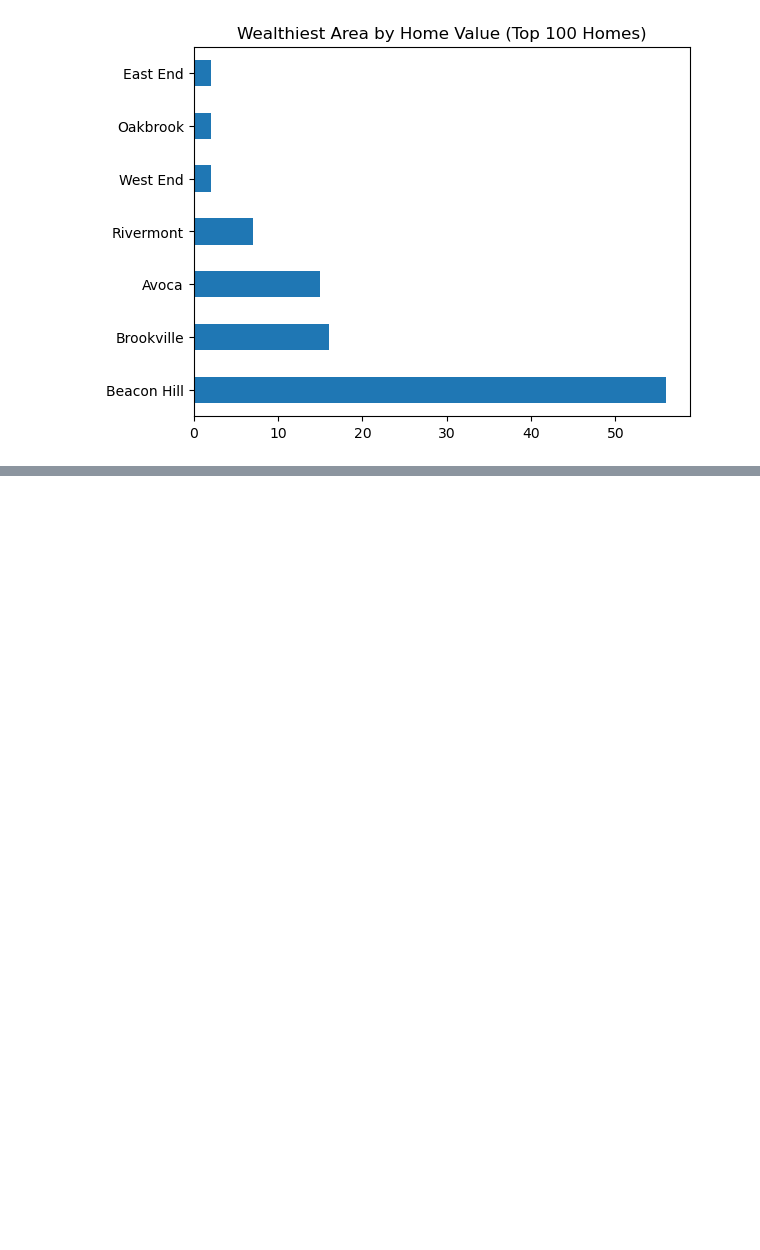
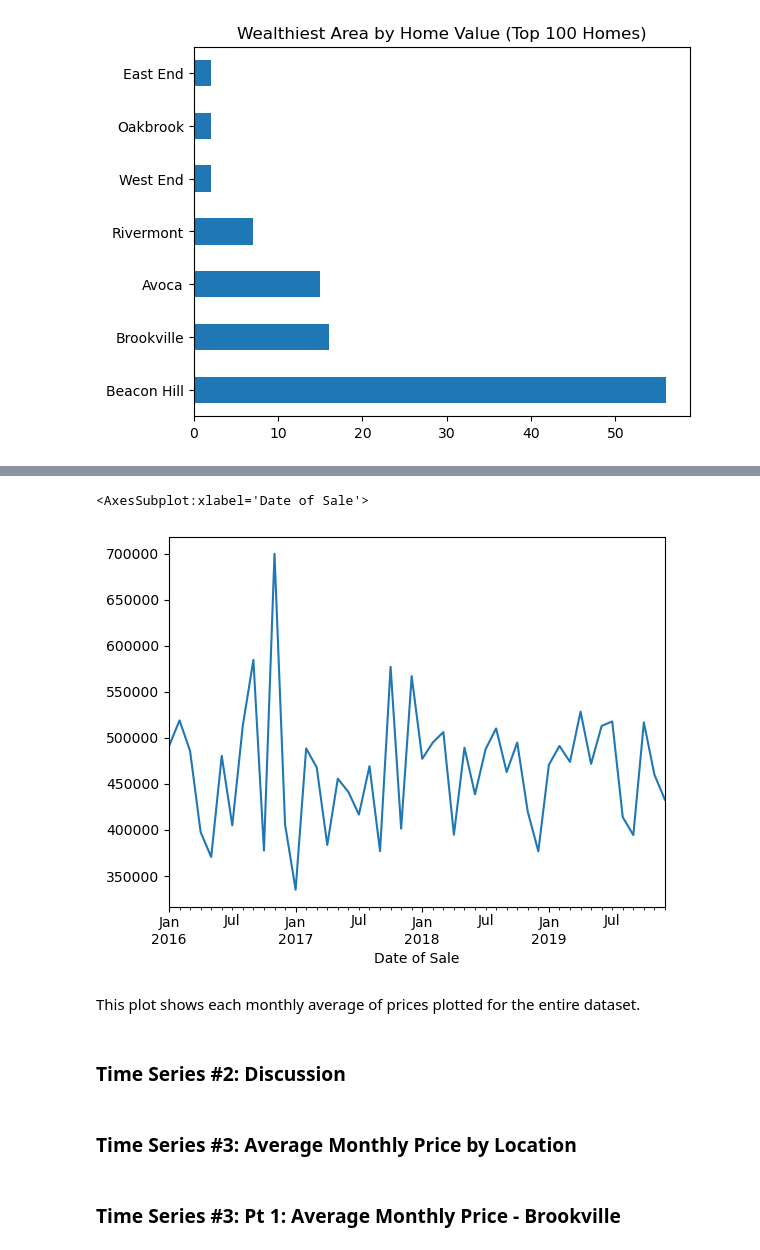
Before and after one commit to dandex200/Data_Science_Python, a Jupyter notebook: Assignment 2/Task2.ipynb, the cells around one changed output, grey strips where cells are left out. Cells and saved outputs as stored; diff of their text form; code cells hidden in the pictures; blank space fills up the shorter version.

```diff
--- a/Assignment 2/Task2.ipynb
+++ b/Assignment 2/Task2.ipynb
@@ -72,0 +114,11 @@ df_sales_per_day.plot()
+# %%
+df_price = df['Price']
+df_dates = df['Date of Sale']
+
+df_prices = pd.concat([df_dates, df_price], axis=1)
+
+df_prices['month'] = df_prices['Date of Sale'].dt.to_period('M')
+# %%
+df_prices_by_month = df_prices.groupby(pd.PeriodIndex(df_prices['Date of Sale'], freq="M"))['Price'].mean()
+
+df_prices_by_month.head()
@@ -72,0 +133,13 @@ df_sales_per_day.plot()
+# %%
+df_prices_by_month.plot()
+# %% [output]
+<AxesSubplot:xlabel='Date of Sale'>
+[figure, added]
+# %% [markdown]
+This plot shows each monthly average of prices plotted for the entire dataset.
+# %% [markdown]
+### <b>Time Series #2:</b> Discussion
+# %% [markdown]
+### <b>Time Series #3: Average Monthly Price by Location</b>
+# %% [markdown]
+### <b>Time Series #3:</b> Pt 1: Average Monthly Price - Brookville
```
Also changed, not shown: parts of 66 cells of this notebook, 1 other file.
